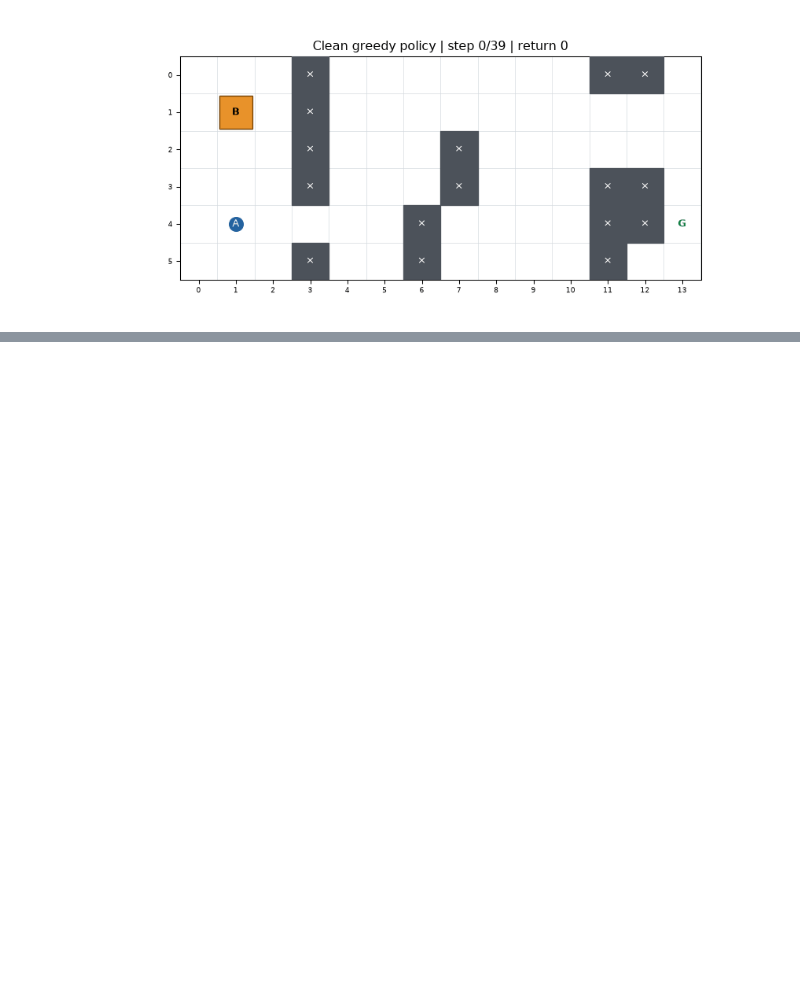
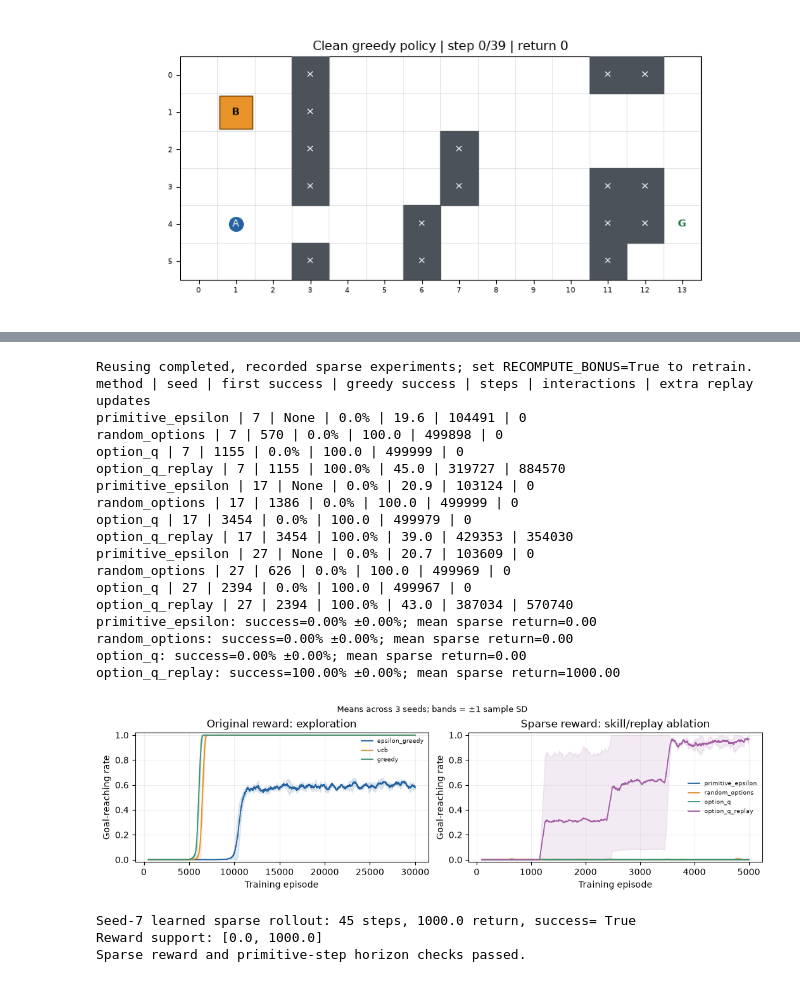
Before and after one commit to yichuishan/AI6101-RL-assignment, a Jupyter notebook: deliverables/AI6101_Code_YourName_YourMatriculationNumber.ipynb, the cells around one changed output, grey strips where cells are left out. Cells and saved outputs as stored; diff of their text form; code cells hidden in the pictures; blank space fills up the shorter version.

Commit message:
Add UCB and sparse-reward bonus experiments with updated reports

```diff
--- a/deliverables/AI6101_Code_YourName_YourMatriculationNumber.ipynb
+++ b/deliverables/AI6101_Code_YourName_YourMatriculationNumber.ipynb
@@ -837,0 +1295,54 @@ AI6101 assignment brief and supplied `RLAgent_2026Fall.ipynb` environment.
+# %%
+sparse_files = [OUTPUT_DIR/'bonus_sparse.npz', OUTPUT_DIR/'bonus_sparse.json',
+                OUTPUT_DIR/'bonus_sparse_rollout.json']
+if RECOMPUTE_BONUS or not all(path.exists() for path in sparse_files):
+    sparse_bonus = run_sparse_bonus(OUTPUT_DIR)
+else:
+    sparse_bonus = {'arrays':dict(np.load(sparse_files[0])),
+                    'summary':json.loads(sparse_files[1].read_text()),
+                    'rollout':json.loads(sparse_files[2].read_text())}
+    assert sparse_bonus['summary']['episodes'] == 5000
+    assert sparse_bonus['summary']['seeds'] == [7,17,27]
+    assert sparse_bonus['summary']['replay_passes'] == 10
+    print('Reusing completed, recorded sparse experiments; set RECOMPUTE_BONUS=True to retrain.')
+print('method | seed | first success | greedy success | steps | interactions | extra replay updates')
+for row in sparse_bonus['summary']['rows']:
+    print(row['method'], row['seed'], row['first_success'],
+          f"{row['eval_success']:.1%}", f"{row['eval_steps']:.1f}",
+          row['total_interactions'], row['replay_updates'], sep=' | ')
+ev = sparse_bonus['arrays']['evaluation']
+assert np.allclose(ev[:,:,1], 1000*ev[:,:,0])
+for j, method in enumerate(sparse_bonus['summary']['methods']):
+    print(f"{method}: success={ev[:,j,0].mean():.2%} ±{ev[:,j,0].std(ddof=1):.2%}; "
+          f"mean sparse return={ev[:,j,1].mean():.2f}")
+figure = plot_bonus_results(exploration_bonus, sparse_bonus, OUTPUT_DIR)
+display(figure); plt.close(figure)
+print('Seed-7 learned sparse rollout:', len(sparse_bonus['rollout']['actions']), 'steps,',
+      sum(sparse_bonus['rollout']['rewards']), 'return, success=',sparse_bonus['rollout']['success'])
+print('Reward support:', sorted(set(sparse_bonus['rollout']['rewards'])))
+assert set(sparse_bonus['rollout']['rewards']) <= {0.,1000.}
+assert len(sparse_bonus['rollout']['actions']) <= 100
+print('Sparse reward and primitive-step horizon checks passed.')
+# %% [output]
+Reusing completed, recorded sparse experiments; set RECOMPUTE_BONUS=True to retrain.
+method | seed | first success | greedy success | steps | interactions | extra replay updates
+primitive_epsilon | 7 | None | 0.0% | 19.6 | 104491 | 0
+random_options | 7 | 570 | 0.0% | 100.0 | 499898 | 0
+option_q | 7 | 1155 | 0.0% | 100.0 | 499999 | 0
+option_q_replay | 7 | 1155 | 100.0% | 45.0 | 319727 | 884570
+primitive_epsilon | 17 | None | 0.0% | 20.9 | 103124 | 0
+random_options | 17 | 1386 | 0.0% | 100.0 | 499999 | 0
+option_q | 17 | 3454 | 0.0% | 100.0 | 499979 | 0
+option_q_replay | 17 | 3454 | 100.0% | 39.0 | 429353 | 354030
+primitive_epsilon | 27 | None | 0.0% | 20.7 | 103609 | 0
+random_options | 27 | 626 | 0.0% | 100.0 | 499969 | 0
+option_q | 27 | 2394 | 0.0% | 100.0 | 499967 | 0
+option_q_replay | 27 | 2394 | 100.0% | 43.0 | 387034 | 570740
+primitive_epsilon: success=0.00% ±0.00%; mean sparse return=0.00
+random_options: success=0.00% ±0.00%; mean sparse return=0.00
+option_q: success=0.00% ±0.00%; mean sparse return=0.00
+option_q_replay: success=100.00% ±0.00%; mean sparse return=1000.00
+[figure, added]
+Seed-7 learned sparse rollout: 45 steps, 1000.0 return, success= True
+Reward support: [0.0, 1000.0]
+Sparse reward and primitive-step horizon checks passed.
```
Also changed, not shown: parts of 11 cells of this notebook, 29 other files.
